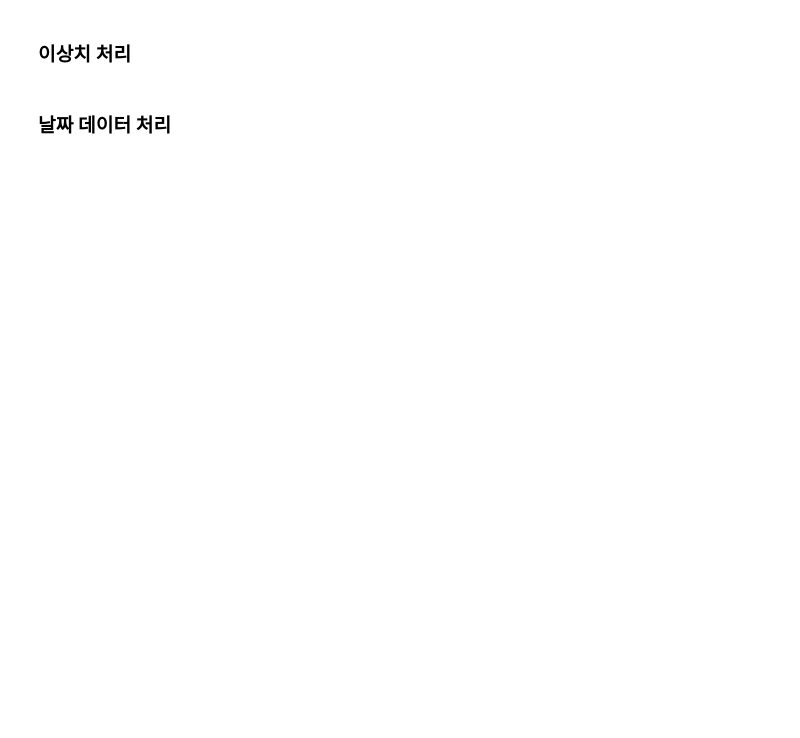
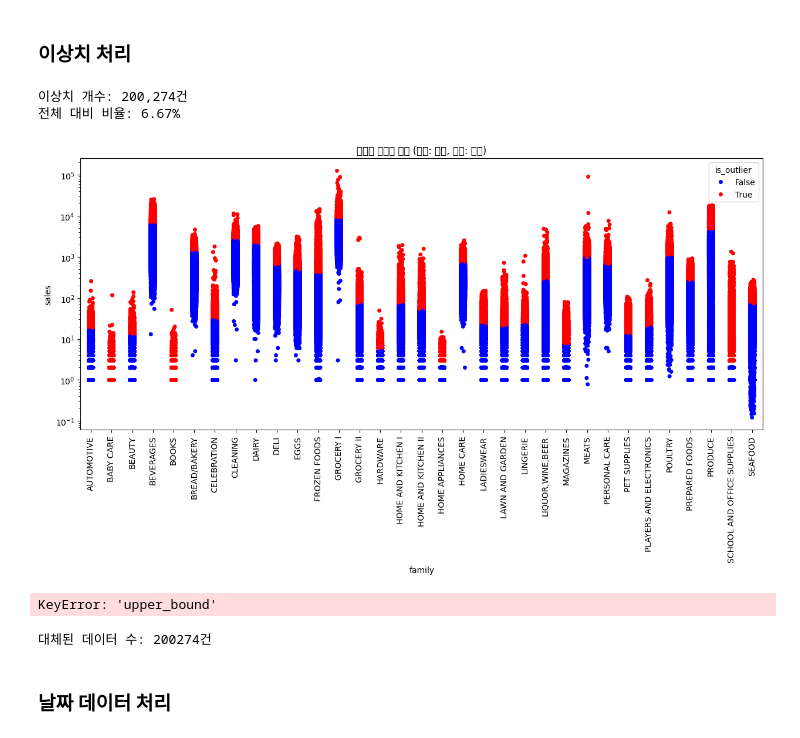
Before and after one commit to biomedist/Data-Analysis-with-Open-Source, a Jupyter notebook: 오픈소스_데이터_분석_7강.ipynb, the cells around one changed output. Cells and saved outputs as stored; diff of their text form; code cells hidden in the pictures; blank space fills up the shorter version.

```diff
--- a/오픈소스_데이터_분석_7강.ipynb
+++ b/오픈소스_데이터_분석_7강.ipynb
@@ -394,30 +464,73 @@ plt.show()
 ### 이상치 처리
 # %%
 ### 제품 계열별 판매 데이터 IQR 계산
-
+family_bounds = train.groupby('family')['sales'].apply(
+    lambda x: x.quantile(0.75) + 1.5 *(x.quantile(0.75) - x.quantile(0.25))
+)
 
 ### 상한값 초과 판매량 이상치 분류
+train_enhanced = train.copy()
+train_enhanced['upper_bound'] = train_enhanced['family'].map(family_bounds)
+train_enhanced['is_outlier'] = train_enhanced['sales'] > train_enhanced['upper_bound']
 
+total_outliers = train_enhanced['is_outlier'].sum()
+total_ratio = train_enhanced['is_outlier'].mean()
 
 print(f"이상치 개수: {total_outliers:,}건")
 print(f"전체 대비 비율: {total_ratio:.2%}")
 
 plt.figure(figsize=(15,6))
 sns.stripplot(x='family', y='sales', hue=train_enhanced['is_outlier'],
               data=train_enhanced, palette={False:'blue', True:'red'})
 plt.xticks(rotation=90)
 plt.yscale('log')
 plt.title('계열별 판매량 분포 (파랑: 정상, 빨강: 이상)')
 plt.show()
+# %% [output]
+이상치 개수: 200,274건
+전체 대비 비율: 6.67%
+[figure, added]
 # %%
+import pandas as pd
+
+## 이상치를 버리고 다른 값으로 변경하기
 upper_bounds = family_bounds['upper_bound']
 
 ### 판매량이 상한값 초과 시, 판매량으로 상한값으로 대체
 train_cleaned  = train.copy()
-
+train_cleaned.loc[train_enhanced['is_outlier'],'sales'] = train_enhanced.loc[train_enhanced['is_outlier'],'upper_bound']
+# 상한값 초과시 선택하는 부분
+# train_cleaned에서 데이터를 가져오는데 가져오는 불리언 조건은 outlier가 true인 것들 중에서 sales칼럼에 대해서 값을 바꿔줄 것이다.
+# 어떤 값으로 채울 것이냐 하면, enhanced에 있는 값으로 채울 것인데, 이상치로 판정되었던 것 중에 upper bound값을 사용하겠다.
 
 changed_count = (train['sales'] != train_cleaned ['sales']).sum()
 print(f"대체된 데이터 수: {changed_count}건")
+# %% [output]
+KeyError: 'upper_bound'
+# %%
+import pandas as pd
+
+# 가정: train 데이터프레임과 family_bounds가 이미 정의되어 있음
+
+# 1. train 데이터프레임에 'family' 정보를 merge
+# train_enhanced = pd.merge(train, family_bounds, on='family', how='left') # 가정된 코드
+
+# 2. 'is_outlier' 칼럼을 추가하여 이상치를 식별
+# 이상치 기준: 'sales'가 'upper_bound'보다 큰 경우
+# 이 부분의 로직은 사용자의 이상치 정의 방식에 따라 달라질 수 있습니다.
+# train_enhanced['is_outlier'] = train_enhanced['sales'] > train_enhanced['upper_bound'] # 가정된 코드
+
+# --- 위 코드가 이미 있다고 가정하고, 아래는 사용자가 작성한 코드 ---
+
+# 3. 이상치를 상한값으로 대체하는 부분
+train_cleaned = train.copy()
+train_cleaned.loc[train_enhanced['is_outlier'], 'sales'] = train_enhanced.loc[train_enhanced['is_outlier'], 'upper_bound']
+
+# 4. 대체된 데이터 수 확인
+changed_count = (train['sales'] != train_cleaned['sales']).sum()
+print(f"대체된 데이터 수: {changed_count}건")
+# %% [output]
+대체된 데이터 수: 200274건
 # %% [markdown]
 ### 날짜 데이터 처리
 # %%
```
Also changed, not shown: parts of 9 cells of this notebook.
